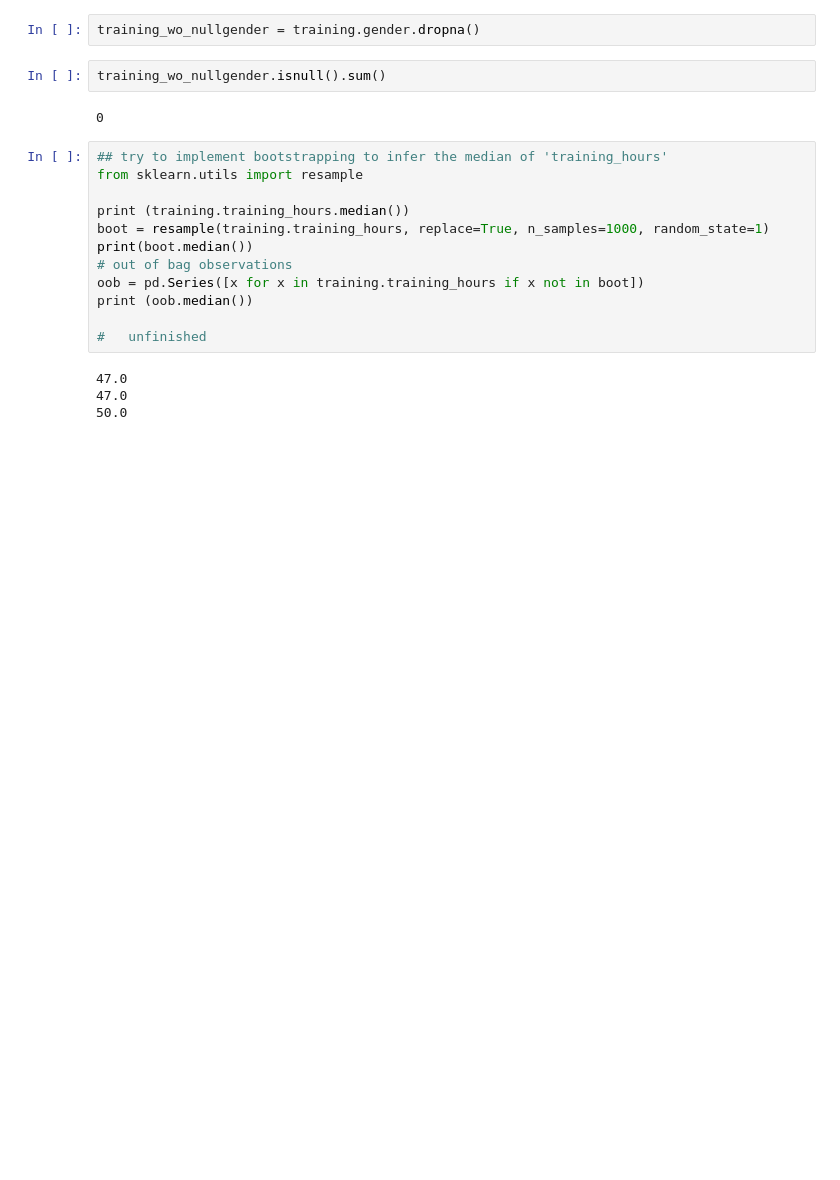
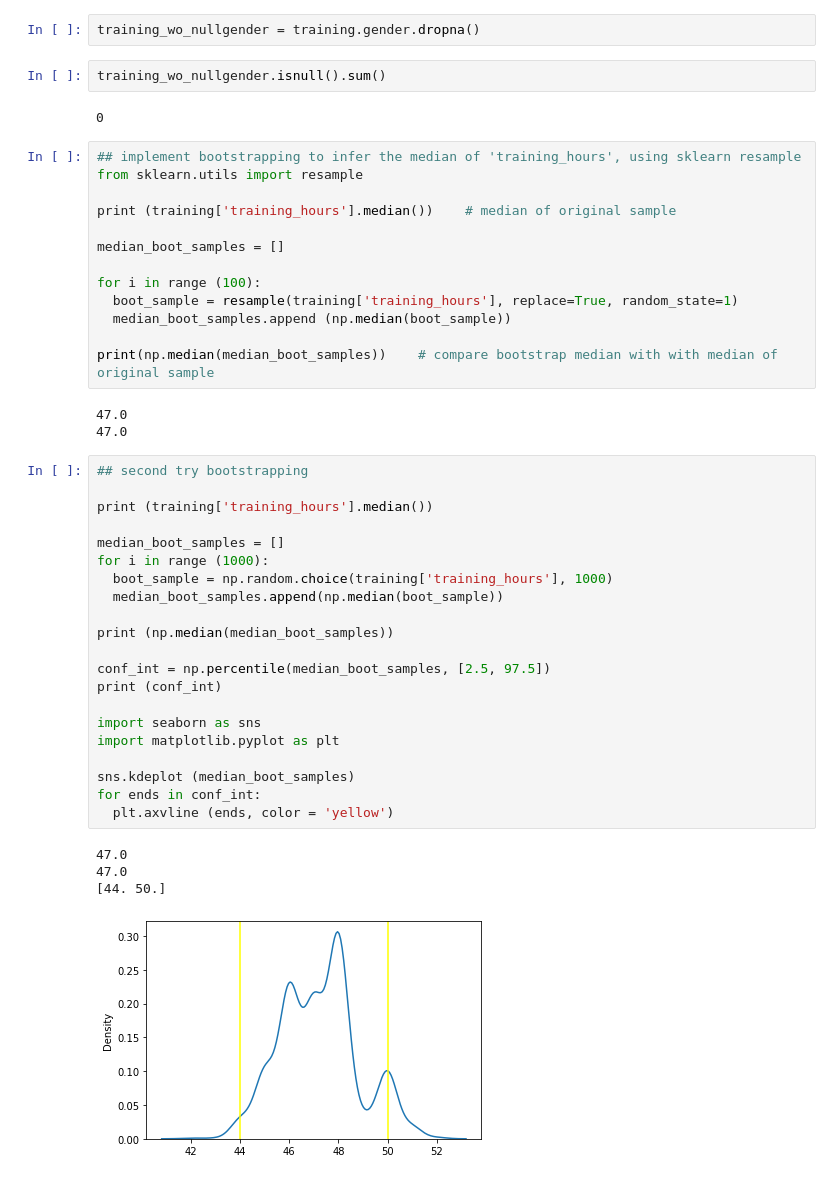
Before and after one commit to raul-miranda/DS-201-Project-1, a Jupyter notebook: Project_1_part_1_loading_and_wrangling_data.ipynb, the cells around one changed output. Cells and saved outputs as stored; diff of their text form; blank space fills up the shorter version.

```diff
--- a/Project_1_part_1_loading_and_wrangling_data.ipynb
+++ b/Project_1_part_1_loading_and_wrangling_data.ipynb
@@ -154,18 +154,44 @@ training_wo_nullgender.isnull().sum()
 # %% [output]
 0
 # %%
-## try to implement bootstrapping to infer the median of 'training_hours'
+## implement bootstrapping to infer the median of 'training_hours', using sklearn resample
 from sklearn.utils import resample
 
-print (training.training_hours.median())
-boot = resample(training.training_hours, replace=True, n_samples=1000, random_state=1)
-print(boot.median())
-# out of bag observations
-oob = pd.Series([x for x in training.training_hours if x not in boot])
-print (oob.median())
+print (training['training_hours'].median())    # median of original sample
 
-#   unfinished
+median_boot_samples = []
+
+for i in range (100):
+  boot_sample = resample(training['training_hours'], replace=True, random_state=1)
+  median_boot_samples.append (np.median(boot_sample))
+
+print(np.median(median_boot_samples))    # compare bootstrap median with with median of original sample
 # %% [output]
 47.0
 47.0
-50.0
+# %%
+## second try bootstrapping
+
+print (training['training_hours'].median())
+
+median_boot_samples = []
+for i in range (1000):
+  boot_sample = np.random.choice(training['training_hours'], 1000)
+  median_boot_samples.append(np.median(boot_sample))
+
+print (np.median(median_boot_samples))
+
+conf_int = np.percentile(median_boot_samples, [2.5, 97.5])
+print (conf_int)
+
+import seaborn as sns
+import matplotlib.pyplot as plt
+
+sns.kdeplot (median_boot_samples)
+for ends in conf_int:
+  plt.axvline (ends, color = 'yellow')
+# %% [output]
+47.0
+47.0
+[44. 50.]
+[figure, added]
```
Also changed, not shown: parts of 1 cell of this notebook.
